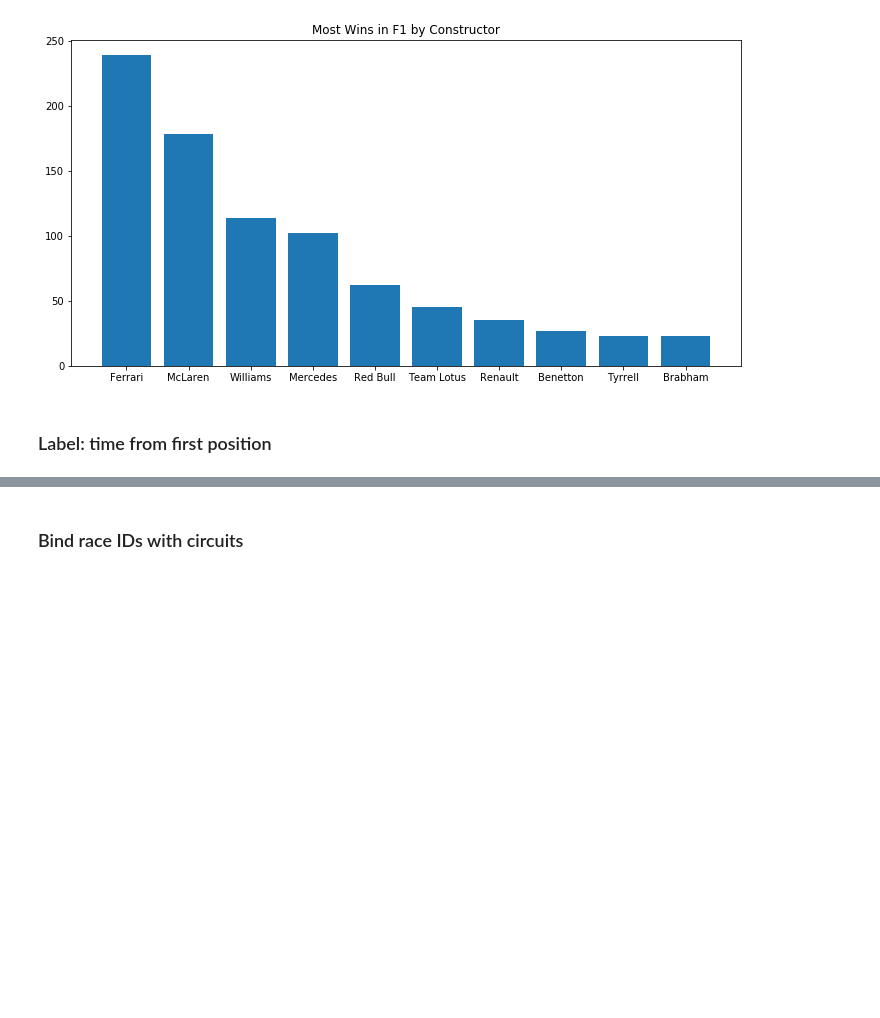
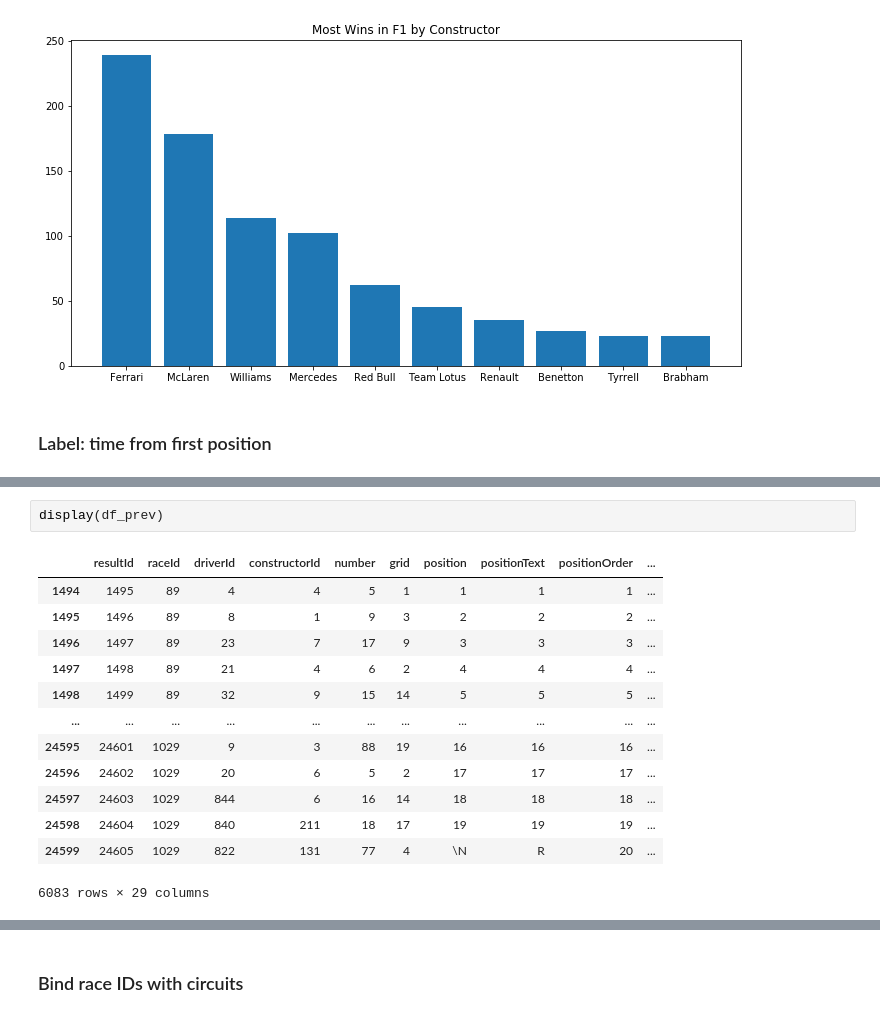
Before and after one commit to edie-zhou/data_lab_f1, a Jupyter notebook: F1.ipynb, the cells around one changed output, grey strips where cells are left out. Cells and saved outputs as stored; diff of their text form; blank space fills up the shorter version.

```diff
--- a/F1.ipynb
+++ b/F1.ipynb
@@ -192,0 +455,16 @@ finished = []
+# %%
+display(df_prev)
+# %% [output]
+|  | resultId | raceId | driverId | constructorId | number | grid | position | positionText | positionOrder | ... |
+| 1494 | 1495 | 89 | 4 | 4 | 5 | 1 | 1 | 1 | 1 | ... |
+| 1495 | 1496 | 89 | 8 | 1 | 9 | 3 | 2 | 2 | 2 | ... |
+| 1496 | 1497 | 89 | 23 | 7 | 17 | 9 | 3 | 3 | 3 | ... |
+| 1497 | 1498 | 89 | 21 | 4 | 6 | 2 | 4 | 4 | 4 | ... |
+| 1498 | 1499 | 89 | 32 | 9 | 15 | 14 | 5 | 5 | 5 | ... |
+| ... | ... | ... | ... | ... | ... | ... | ... | ... | ... | ... |
+| 24595 | 24601 | 1029 | 9 | 3 | 88 | 19 | 16 | 16 | 16 | ... |
+| 24596 | 24602 | 1029 | 20 | 6 | 5 | 2 | 17 | 17 | 17 | ... |
+| 24597 | 24603 | 1029 | 844 | 6 | 16 | 14 | 18 | 18 | 18 | ... |
+| 24598 | 24604 | 1029 | 840 | 211 | 18 | 17 | 19 | 19 | 19 | ... |
+| 24599 | 24605 | 1029 | 822 | 131 | 77 | 4 | \N | R | 20 | ... |
+6083 rows × 29 columns
```
Also changed, not shown: parts of 40 cells of this notebook.
